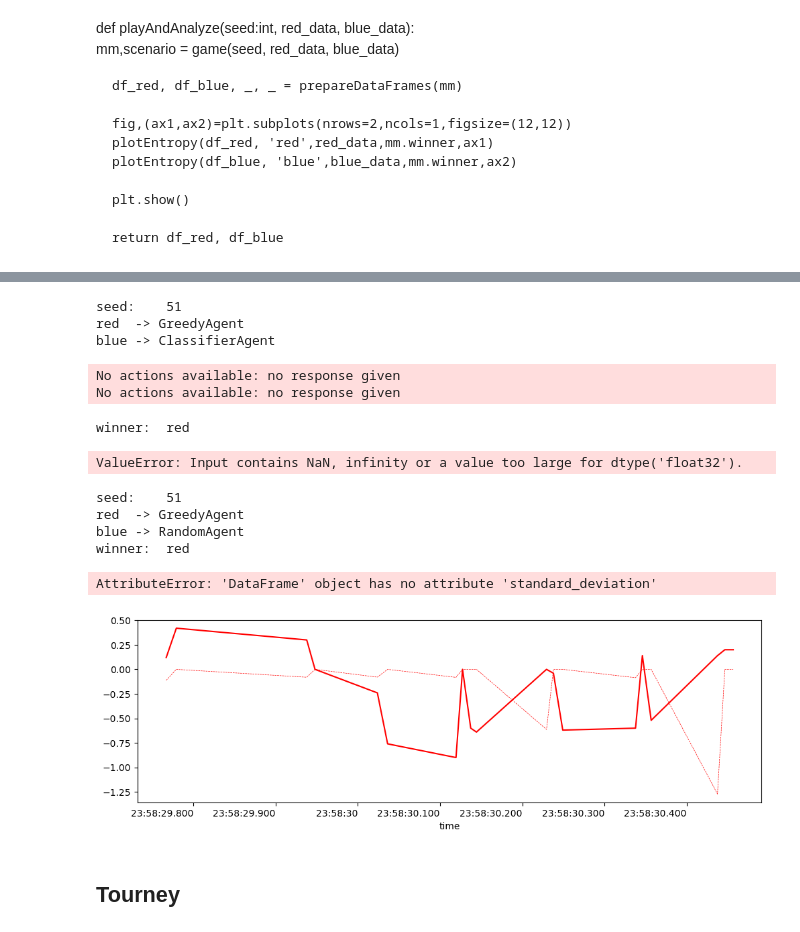
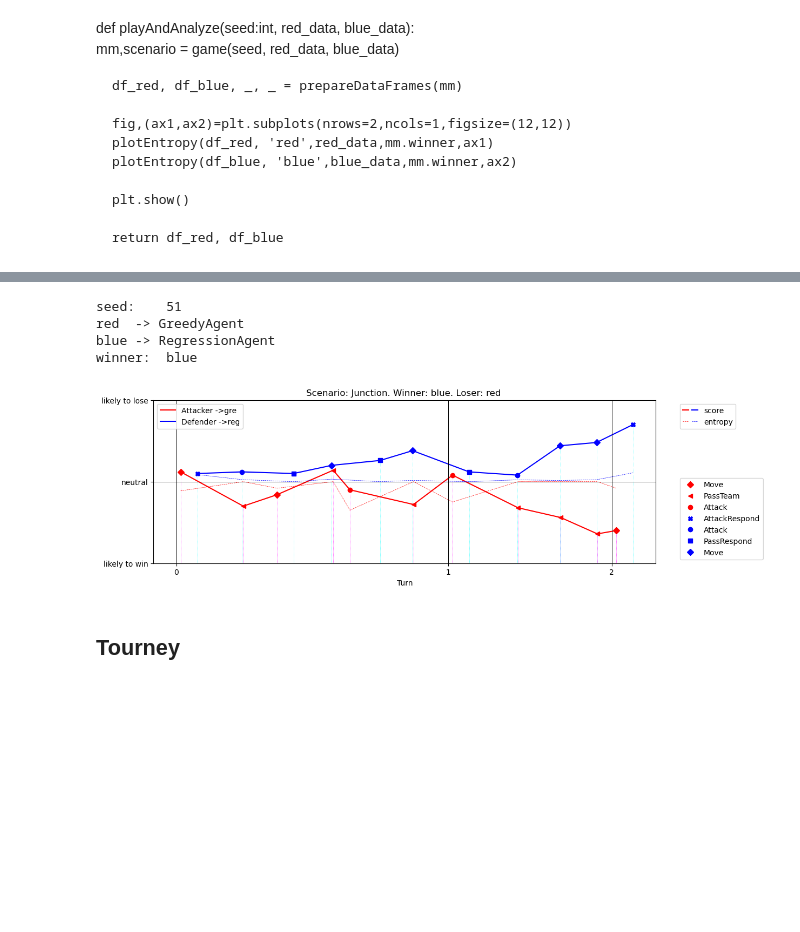
Before and after one commit to IDSIA/NewTechnoWar, a Jupyter notebook: code/notebooks/AnalysisEntropy.ipynb, the cells around one changed output, grey strips where cells are left out. Saved outputs shown, nothing was run; the diff lists cells and outputs as text; code cells hidden in the pictures; blank space fills up the shorter version.

Commit message:
modifiche funzionanti tutti agenti

```diff
--- a/code/notebooks/AnalysisEntropy.ipynb
+++ b/code/notebooks/AnalysisEntropy.ipynb
@@ -111,7 +111,7 @@ def prepareDataFrames(mm:MatchManager):
     df_red = df_red.set_index('count')
     df_blue = df_blue.set_index('count')
 
-    return df_red, df_blue, df_states, df_actions
+    return df_red, df_blue
 # %% [markdown]
 def plotEntropy(df, color:str,data,winner,ax):
     df.score.plot(color=color, marker='.',ax=ax)
@@ -145,6 +145,8 @@ def setScore(df,model_path):
     return df
 # %%
 def plotEntropyTime(df_red,df_blue,red_data,blue_data,winner,scenario,model_path):
+    df_red.dropna(inplace=True)
+    df_blue.dropna(inplace=True)
     position=[]
     labels=df_red['turn'].unique()
     loser='blue' if winner == 'red' else 'red'
@@ -162,11 +164,14 @@ def plotEntropyTime(df_red,df_blue,red_data,blue_data,winner,scenario,model_path
     df_red=setScore(df_red,model_path)
     df_blue=setScore(df_blue,model_path)
 
+
     df_red,x_red,y_red=setTime(df_red)
     df_blue,x_blue,y_blue=setTime(df_blue)
     df_red['standard_deviation']=df_red['standard_deviation'].mul(-1)
     dataframes={'red':df_red,
                'blue':df_blue}
+
+
 
     fig, ax = plt.subplots()
     '''for i in dataframes:
@@ -222,7 +227,8 @@ def plotContrast(df):
 def playAndAnalyzeTime(seed:int, red_data, blue_data,model_path):
     mm,scenario = game(seed, red_data, blue_data)
 
-    df_red, df_blue, _, _ = prepareDataFrames(mm)
+    df_red, df_blue= prepareDataFrames(mm)
+
     plotEntropyTime(df_red,df_blue,red_data,blue_data,mm.winner,scenario,model_path)
 
     plt.show()
@@ -291,19 +297,8 @@ ValueError: Input contains NaN, infinity or a value too large for dtype('float32
 # %%
-df_red,df_blue=playAndAnalyzeTime(s, red_models[0], blue_models[3],red_models[5])
+df_red,df_blue=playAndAnalyzeTime(s, red_models[0], blue_models[4],red_models[5])
 # %% [output]
 seed:    51
 red  -> GreedyAgent
-blue -> ClassifierAgent
+blue -> RegressionAgent
+winner:  blue
-No actions available: no response given
-No actions available: no response given
-winner:  red
-ValueError: Input contains NaN, infinity or a value too large for dtype('float32').
+[figure, added]
-# %%
-df_red,df_blue=playAndAnalyzeTime(51, red_models[0], blue_models[1],red_models[5])
-# %% [output]
-seed:    51
-red  -> GreedyAgent
-blue -> RandomAgent
-winner:  red
-AttributeError: 'DataFrame' object has no attribute 'standard_deviation'
-[figure, removed]
```
Also changed, not shown: parts of 9 cells of this notebook, 1 other file.
